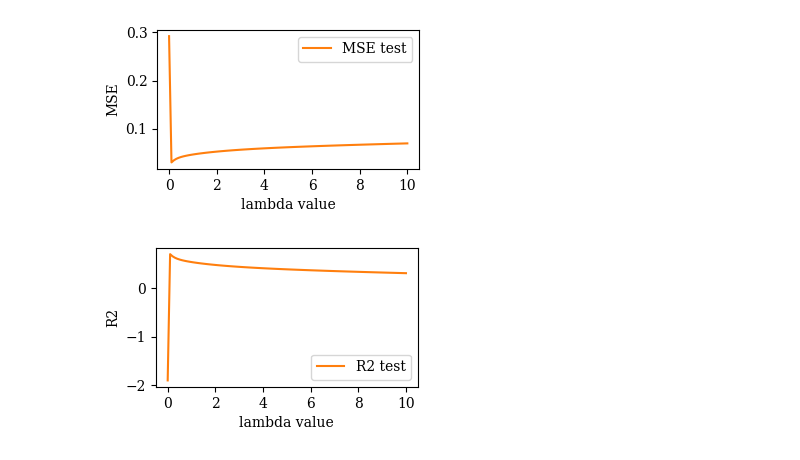
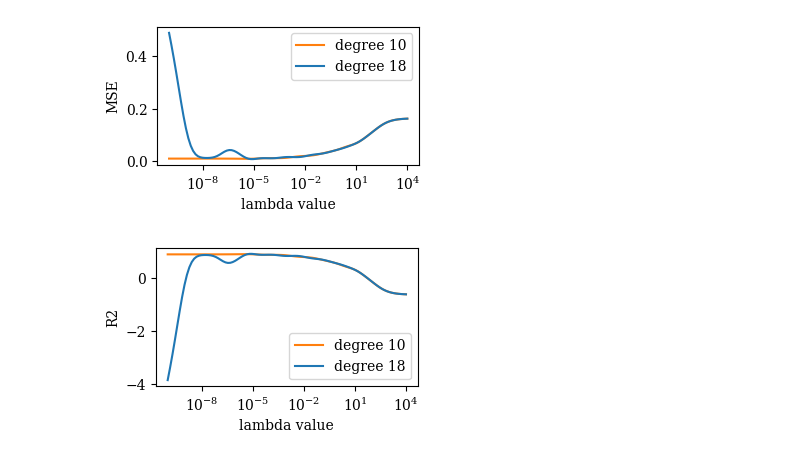
Before and after one commit to yangliu141/Exploration-of-Regression-with-the-Runge-Function, a Jupyter notebook: Code/Showcase_Notebooks/simpleRidge.ipynb, the cells around one changed output. Saved outputs shown, nothing was run; the diff lists cells and outputs as text; code cells hidden in the pictures.

Commit message:
Updated ridge

```diff
--- a/Code/Showcase_Notebooks/simpleRidge.ipynb
+++ b/Code/Showcase_Notebooks/simpleRidge.ipynb
@@ -17,66 +17,80 @@ x_train = x_train.flatten(); x_test = x_test.flatten()
 # %%
 
 
-n_degree = 16
+n_degrees = [10, 18]
+MSES = []
+R2S = []
+labels = []
 
-noIntercept = False
-X_train = featureMat(x_train, n_degree, noIntercept=noIntercept)
-X_test = featureMat(x_test, n_degree, noIntercept=noIntercept)
+for n_degree in n_degrees:
 
-lambdas = np.linspace(0, 10, 100)
+    noIntercept = False
+    X_train = featureMat(x_train, n_degree, noIntercept=noIntercept)
+    X_test = featureMat(x_test, n_degree, noIntercept=noIntercept)
 
-MSEs_test = np.zeros(len(lambdas), dtype=float)
-R2s_test = np.zeros(len(lambdas), dtype=float)
+    lambdas = np.logspace(-10, 4, 100)
 
-for i, lambd in enumerate(lambdas):
+    MSEs_test = np.zeros(len(lambdas), dtype=float)
+    R2s_test = np.zeros(len(lambdas), dtype=float)
+
+    for i, lambd in enumerate(lambdas):
 
 
-    theta = theta_analytic_Ridge(X_train, y_train, lambd = lambd)
-    y_test_pred = X_test @ theta
+        theta = theta_analytic_Ridge(X_train, y_train, lambd = lambd)
+        y_test_pred = X_test @ theta
 
-    MSE_test = MSE(y_test, y_test_pred)
-    R2_test = R2(y_test, y_test_pred)
+        MSE_test = MSE(y_test, y_test_pred)
+        R2_test = R2(y_test, y_test_pred)
 
-    MSEs_test[i] = MSE_test
-    R2s_test[i] = R2_test
+        MSEs_test[i] = MSE_test
+        R2s_test[i] = R2_test
+
+
+    MSES.append(MSEs_test)
+    R2S.append(R2s_test)
+
+    labels.append(f'degree {n_degree}')
+
 
 
 plot(
-    nGraphs = 1,
+    nGraphs = len(n_degrees),
     x_axis_array = lambdas,
-    y_features = [MSEs_test],
-    y_feature_label = ['MSE test'],
+    y_features = MSES,
+    y_feature_label = labels,
     foldername = 'figures',
-    figurename = f'Ridge_lambda_d6_OLS',
+    figurename = f'Ridge_lambda_MSE',
     x_label = 'lambda value',
     y_label = 'MSE',
     title = '',
     x_integer_entries = False,
     y_integer_entries = False,
     save = True,
     scatter = None,
     multiX = False,
-    y_logplot = False
+    y_logplot = False,
+    x_logplot = True
 )
 
 
 plot(
-    nGraphs = 1,
+    nGraphs = len(n_degrees),
     x_axis_array = lambdas,
-    y_features = [R2s_test],
-    y_feature_label = ['R2 test'],
+    y_features = R2S,
+    y_feature_label = labels,
     foldername = 'figures',
-    figurename = f'Ridge_lambda_d6_R2',
+    figurename = f'Ridge_lambda_R2',
     x_label = 'lambda value',
     y_label = 'R2',
     title = '',
     x_integer_entries = False,
     y_integer_entries = False,
     save = True,
     scatter = None,
     multiX = False,
-    y_logplot = False
-)
+    y_logplot = False,
+    x_logplot = True
+    )
 # %% [output]
-[figure, old version]
+[figure, new version]
-[figure, old version]
+[figure, new version]
```
Also changed, not shown: 13 other files.
